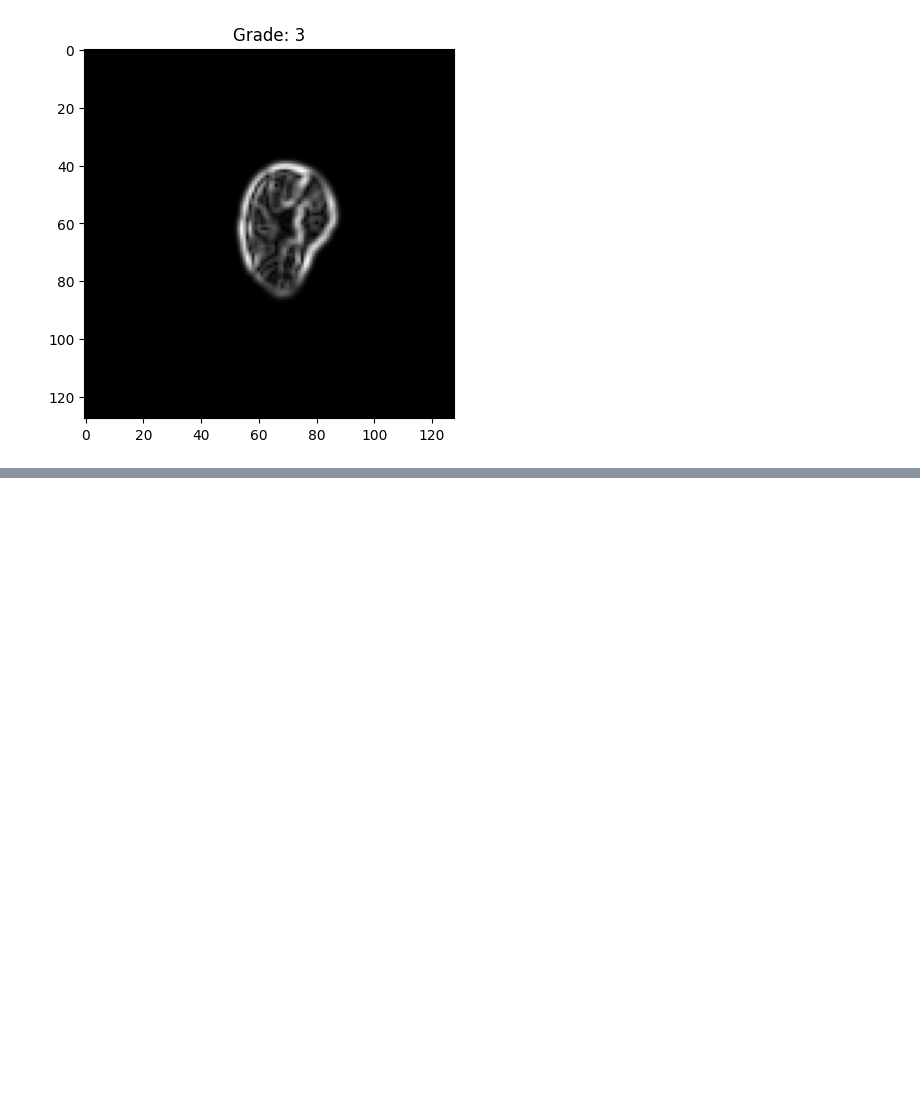
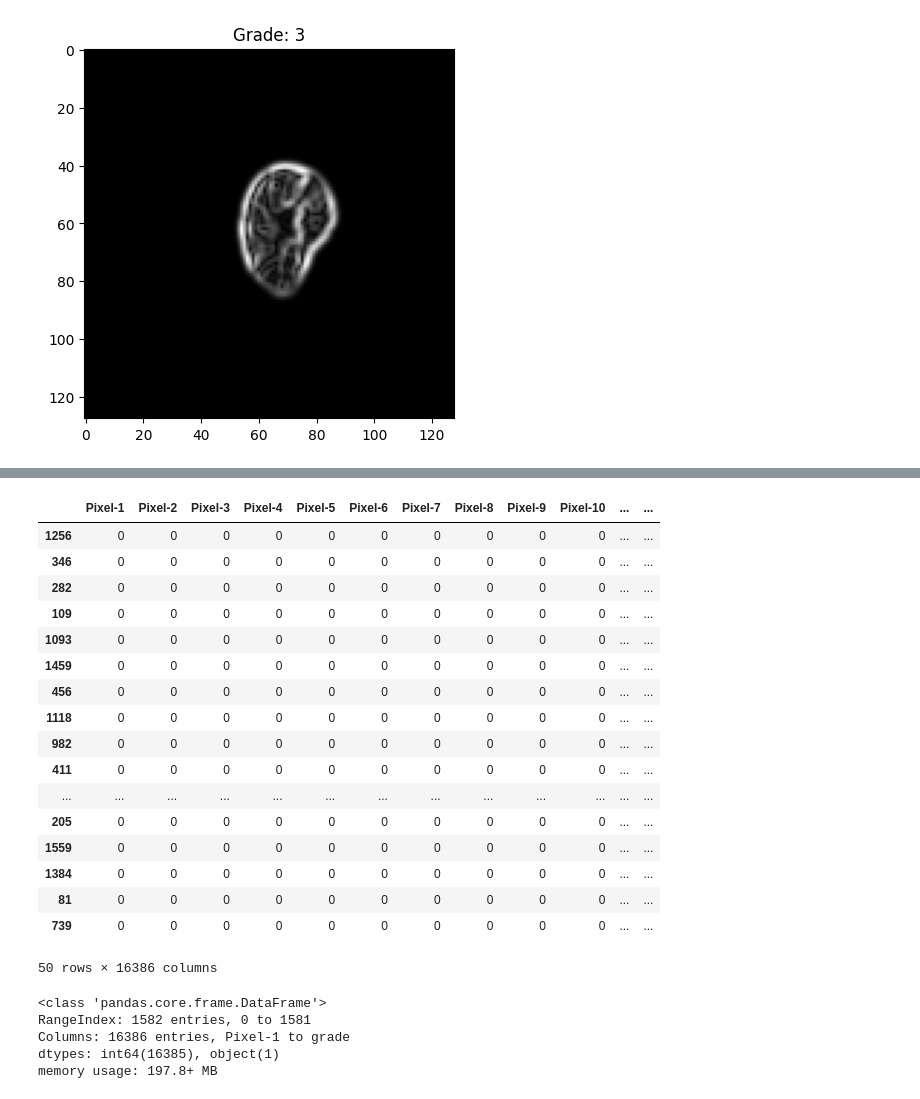
Before and after one commit to negativenagesh/Arecaverse, a Jupyter notebook: EDA/eda.ipynb, the cells around one changed output, grey strips where cells are left out. Drawn from its saved outputs; the diff is of its cells as text; code cells hidden in the pictures; blank space fills up the shorter version.

```diff
--- a/EDA/eda.ipynb
+++ b/EDA/eda.ipynb
@@ -61,0 +82,31 @@ display_image(kole, 0)
+# %%
+arecanut= pd.concat([fchali, gotu, kole], ignore_index=True)
+# arecanut.to_csv("arecanut.csv", index=False)
+arecanut.sample(50)
+# %% [output]
+|  | Pixel-1 | Pixel-2 | Pixel-3 | Pixel-4 | Pixel-5 | Pixel-6 | Pixel-7 | Pixel-8 | Pixel-9 | Pixel-10 | ... | ... |
+| 1256 | 0 | 0 | 0 | 0 | 0 | 0 | 0 | 0 | 0 | 0 | ... | ... |
+| 346 | 0 | 0 | 0 | 0 | 0 | 0 | 0 | 0 | 0 | 0 | ... | ... |
+| 282 | 0 | 0 | 0 | 0 | 0 | 0 | 0 | 0 | 0 | 0 | ... | ... |
+| 109 | 0 | 0 | 0 | 0 | 0 | 0 | 0 | 0 | 0 | 0 | ... | ... |
+| 1093 | 0 | 0 | 0 | 0 | 0 | 0 | 0 | 0 | 0 | 0 | ... | ... |
+| 1459 | 0 | 0 | 0 | 0 | 0 | 0 | 0 | 0 | 0 | 0 | ... | ... |
+| 456 | 0 | 0 | 0 | 0 | 0 | 0 | 0 | 0 | 0 | 0 | ... | ... |
+| 1118 | 0 | 0 | 0 | 0 | 0 | 0 | 0 | 0 | 0 | 0 | ... | ... |
+| 982 | 0 | 0 | 0 | 0 | 0 | 0 | 0 | 0 | 0 | 0 | ... | ... |
+| 411 | 0 | 0 | 0 | 0 | 0 | 0 | 0 | 0 | 0 | 0 | ... | ... |
+| ... | ... | ... | ... | ... | ... | ... | ... | ... | ... | ... | ... | ... |
+| 205 | 0 | 0 | 0 | 0 | 0 | 0 | 0 | 0 | 0 | 0 | ... | ... |
+| 1559 | 0 | 0 | 0 | 0 | 0 | 0 | 0 | 0 | 0 | 0 | ... | ... |
+| 1384 | 0 | 0 | 0 | 0 | 0 | 0 | 0 | 0 | 0 | 0 | ... | ... |
+| 81 | 0 | 0 | 0 | 0 | 0 | 0 | 0 | 0 | 0 | 0 | ... | ... |
+| 739 | 0 | 0 | 0 | 0 | 0 | 0 | 0 | 0 | 0 | 0 | ... | ... |
+50 rows × 16386 columns
+# %%
+arecanut.info()
+# %% [output]
+<class 'pandas.core.frame.DataFrame'>
+RangeIndex: 1582 entries, 0 to 1581
+Columns: 16386 entries, Pixel-1 to grade
+dtypes: int64(16385), object(1)
+memory usage: 197.8+ MB
```
Also changed, not shown: parts of 2 cells of this notebook.
